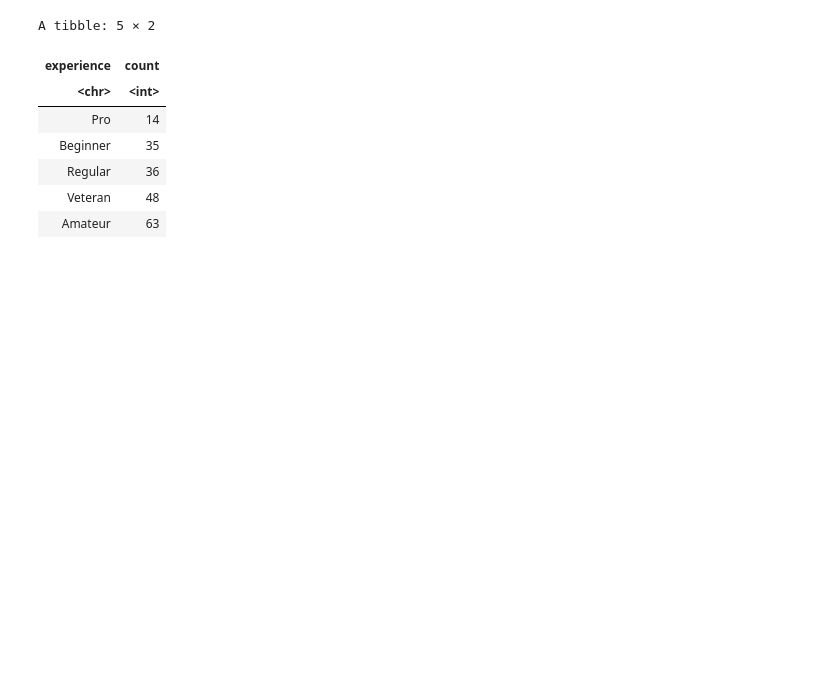
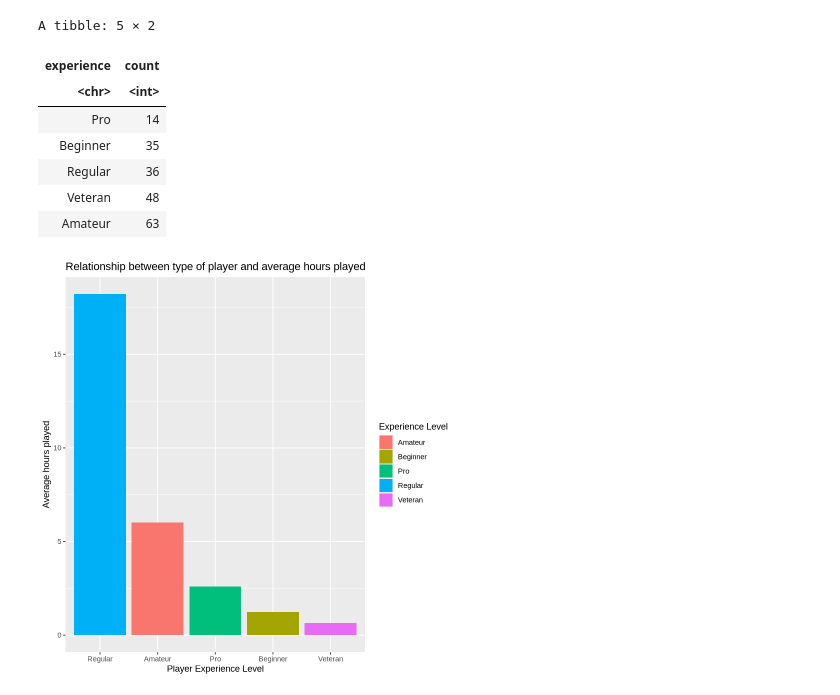
Before and after one commit to lhuang67/7-Lynn-Huang, a Jupyter notebook: MINECRAFT.ipynb, the cells around one changed output. Cells and saved outputs as stored; diff of their text form; code cells hidden in the pictures; blank space fills up the shorter version.

```diff
--- a/MINECRAFT.ipynb
+++ b/MINECRAFT.ipynb
@@ -267,12 +281,14 @@ A tibble: 5 × 2
 # %%
 #From the data frame above, it shows that the average kind of players make up the majority of the dataset
 # Every other category is approximately even except Pro and Amateur.
 #Let's graph the Experience against average_hours in a bar graph
 
 experience_vs_hours_plot <- average_experience_hours |>
-ggplot(aes(x=experience, y=average_hours, fill = experience)) +
+ggplot(aes(x=fct_reorder(experience, average_hours, .desc = TRUE), y=average_hours, fill = experience)) +
 geom_bar(stat = "identity") +
 labs(x = "Player Experience Level", y = "Average hours played", fill = "Experience Level") +
 ggtitle("Relationship between type of player and average hours played")
 
 experience_vs_hours_plot
+# %% [output]
+[figure, added]
```
Also changed, not shown: parts of 2 cells of this notebook.
